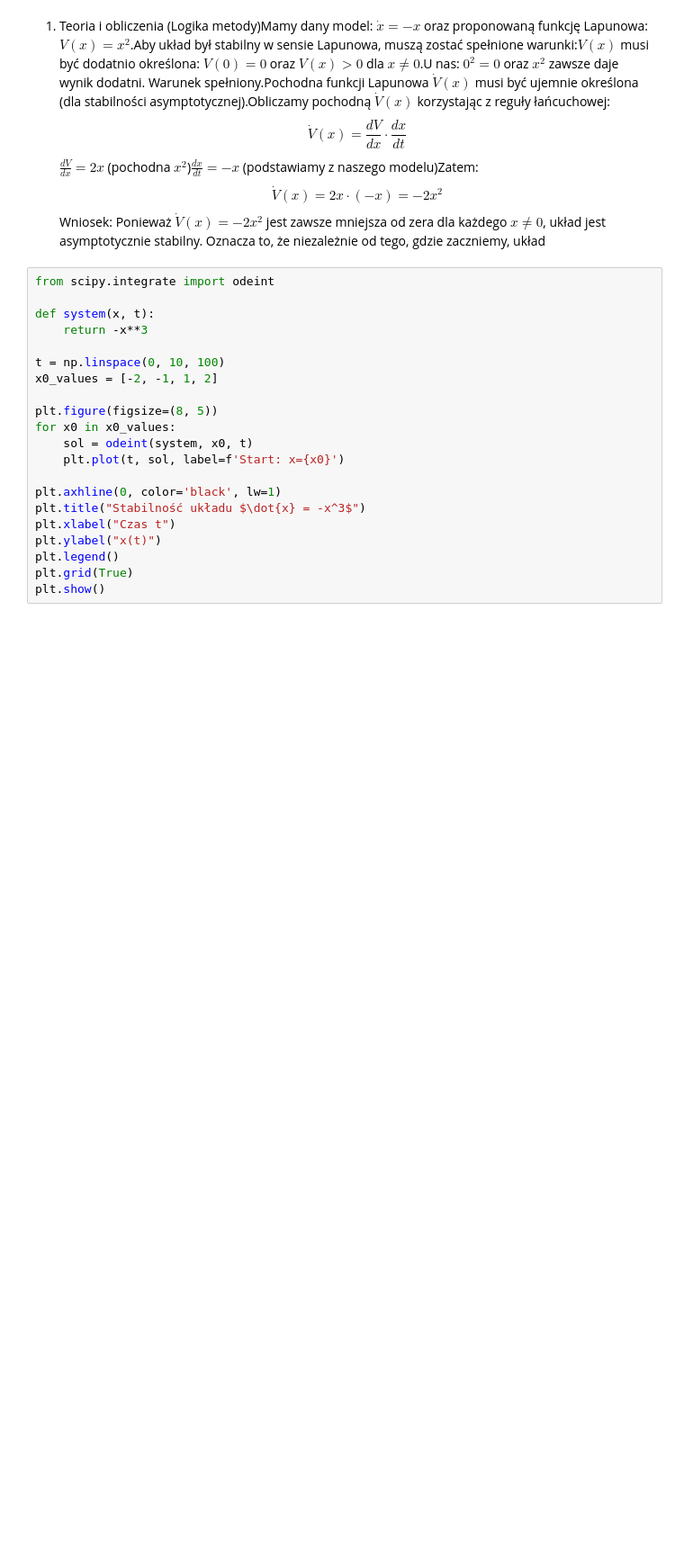
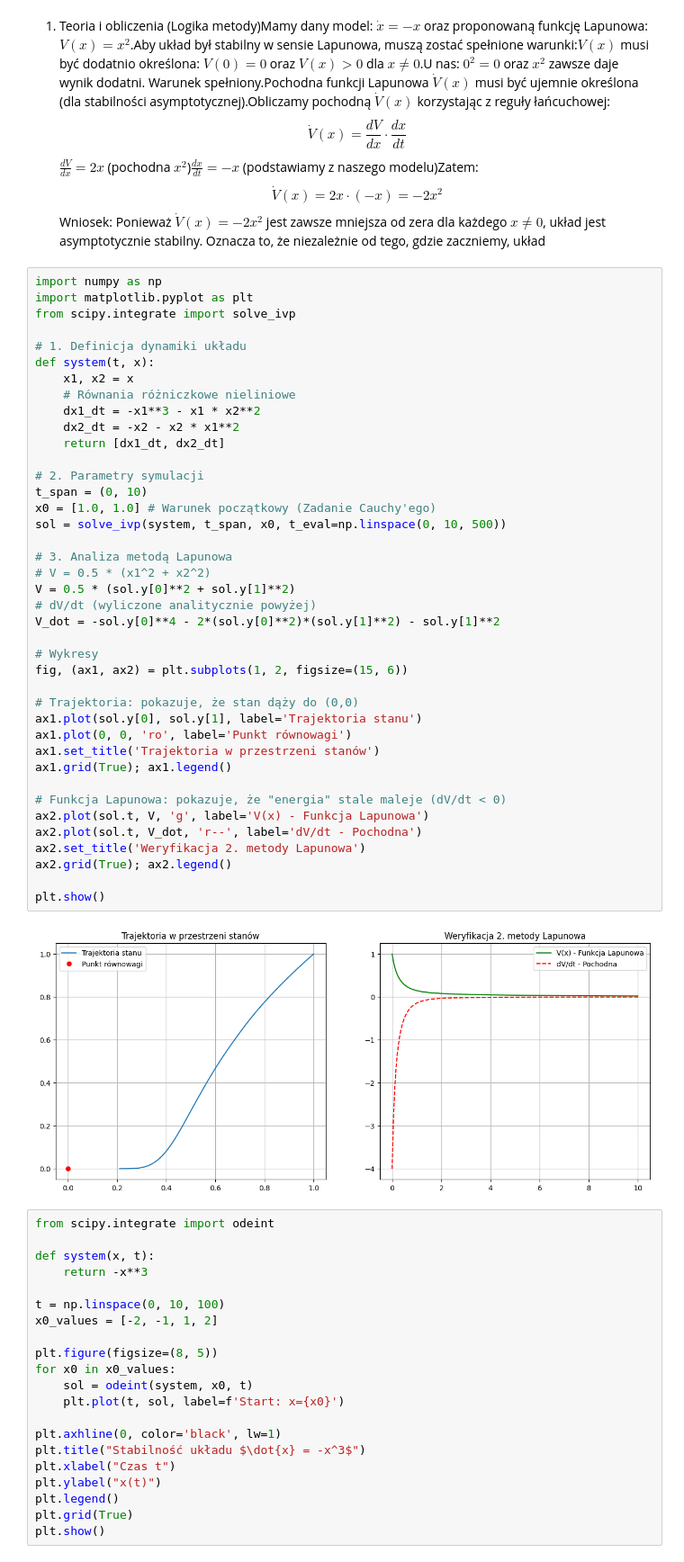
Before and after one commit to StanislawKrupa/L_WPD_1, a Jupyter notebook: LAB_04.ipynb, the cells around one changed output. Shown at 90% size. Saved outputs shown, nothing was run; the diff lists cells and outputs as text; blank space fills up the shorter version.

```diff
--- a/LAB_04.ipynb
+++ b/LAB_04.ipynb
@@ -105,6 +105,48 @@ plt.show()
 [figure]
 # %% [markdown]
 1. Teoria i obliczenia (Logika metody)Mamy dany model: $\dot{x} = -x$ oraz proponowaną funkcję Lapunowa: $V(x) = x^2$.Aby układ był stabilny w sensie Lapunowa, muszą zostać spełnione warunki:$V(x)$ musi być dodatnio określona: $V(0) = 0$ oraz $V(x) > 0$ dla $x \neq 0$.U nas: $0^2 = 0$ oraz $x^2$ zawsze daje wynik dodatni. Warunek spełniony.Pochodna funkcji Lapunowa $\dot{V}(x)$ musi być ujemnie określona (dla stabilności asymptotycznej).Obliczamy pochodną $\dot{V}(x)$ korzystając z reguły łańcuchowej:$$\dot{V}(x) = \frac{dV}{dx} \cdot \frac{dx}{dt}$$$\frac{dV}{dx} = 2x$ (pochodna $x^2$)$\frac{dx}{dt} = -x$ (podstawiamy z naszego modelu)Zatem:$$\dot{V}(x) = 2x \cdot (-x) = -2x^2$$Wniosek: Ponieważ $\dot{V}(x) = -2x^2$ jest zawsze mniejsza od zera dla każdego $x \neq 0$, układ jest asymptotycznie stabilny. Oznacza to, że niezależnie od tego, gdzie zaczniemy, układ
+# %%
+import numpy as np
+import matplotlib.pyplot as plt
+from scipy.integrate import solve_ivp
+
+# 1. Definicja dynamiki układu
+def system(t, x):
+    x1, x2 = x
+    # Równania różniczkowe nieliniowe
+    dx1_dt = -x1**3 - x1 * x2**2
+    dx2_dt = -x2 - x2 * x1**2
+    return [dx1_dt, dx2_dt]
+
+# 2. Parametry symulacji
+t_span = (0, 10)
+x0 = [1.0, 1.0] # Warunek początkowy (Zadanie Cauchy'ego)
+sol = solve_ivp(system, t_span, x0, t_eval=np.linspace(0, 10, 500))
+
+# 3. Analiza metodą Lapunowa
+# V = 0.5 * (x1^2 + x2^2)
+V = 0.5 * (sol.y[0]**2 + sol.y[1]**2)
+# dV/dt (wyliczone analitycznie powyżej)
+V_dot = -sol.y[0]**4 - 2*(sol.y[0]**2)*(sol.y[1]**2) - sol.y[1]**2
+
+# Wykresy
+fig, (ax1, ax2) = plt.subplots(1, 2, figsize=(15, 6))
+
+# Trajektoria: pokazuje, że stan dąży do (0,0)
+ax1.plot(sol.y[0], sol.y[1], label='Trajektoria stanu')
+ax1.plot(0, 0, 'ro', label='Punkt równowagi')
+ax1.set_title('Trajektoria w przestrzeni stanów')
+ax1.grid(True); ax1.legend()
+
+# Funkcja Lapunowa: pokazuje, że "energia" stale maleje (dV/dt < 0)
+ax2.plot(sol.t, V, 'g', label='V(x) - Funkcja Lapunowa')
+ax2.plot(sol.t, V_dot, 'r--', label='dV/dt - Pochodna')
+ax2.set_title('Weryfikacja 2. metody Lapunowa')
+ax2.grid(True); ax2.legend()
+
+plt.show()
+# %% [output]
+[figure, added]
 # %%
 from scipy.integrate import odeint
 
```
